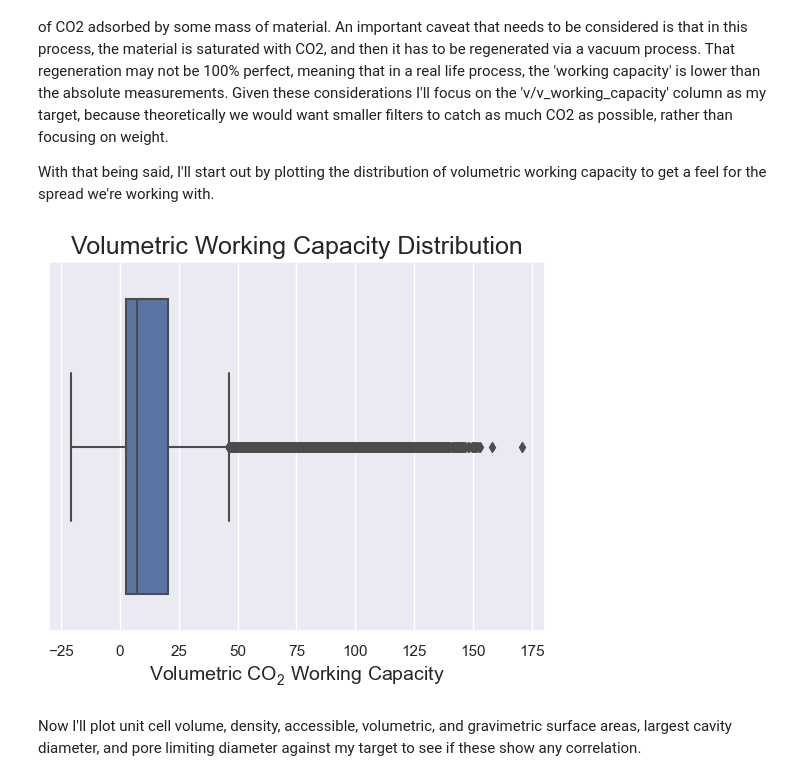
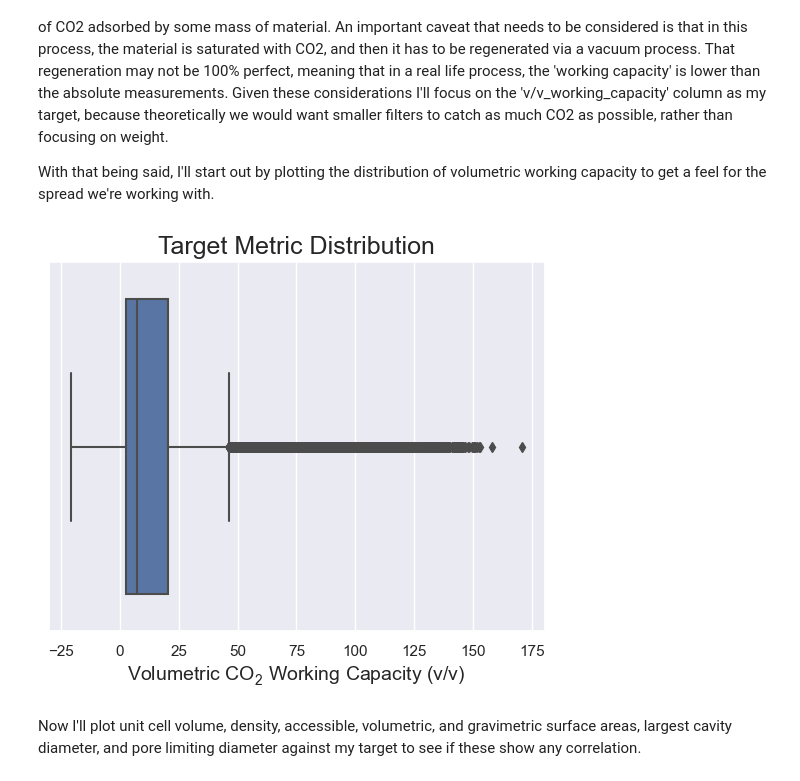
Before and after one commit to zjbrown0689/MOF-Capstone, a Jupyter notebook: notebooks/2_exploratory_data_analysis.ipynb, the cells around one changed output. Saved outputs shown, nothing was run; the diff lists cells and outputs as text; code cells hidden in the pictures.

```diff
--- a/notebooks/2_exploratory_data_analysis.ipynb
+++ b/notebooks/2_exploratory_data_analysis.ipynb
@@ -67,12 +67,12 @@ from matplotlib import rcParams
 rcParams['mathtext.default'] = 'regular'
 # %%
 sns.boxplot(data = data, x = 'v/v_working_capacity')
-plt.xlabel('Volumetric $CO_2$ Working Capacity', fontsize = 14)
-plt.title('Volumetric Working Capacity Distribution', fontsize = 18)
+plt.xlabel('Volumetric $CO_2$ Working Capacity (v/v)', fontsize = 14)
+plt.title('Target Metric Distribution', fontsize = 18)
 plt.savefig('../figures/vol_work_capac_dist.png',dpi=1200, bbox_inches='tight')
 plt.show()
 # %% [output]
-[figure, old version]
+[figure, new version]
 # %% [markdown]
 Now I'll plot unit cell volume, density, accessible, volumetric, and gravimetric surface areas, largest cavity diameter, and pore limiting diameter against my target to see if these show any correlation.
 # %%
```
Also changed, not shown: parts of 1 cell of this notebook, 2 other files.
